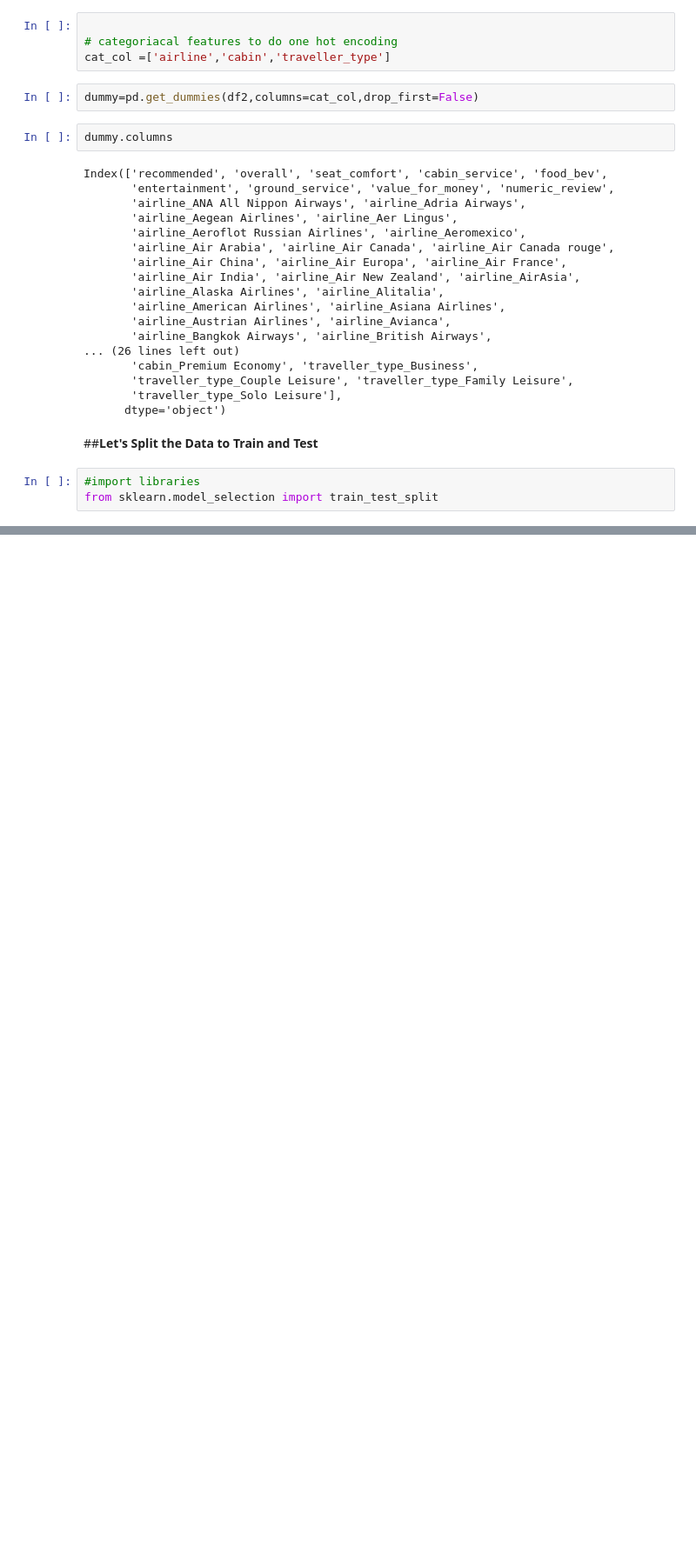
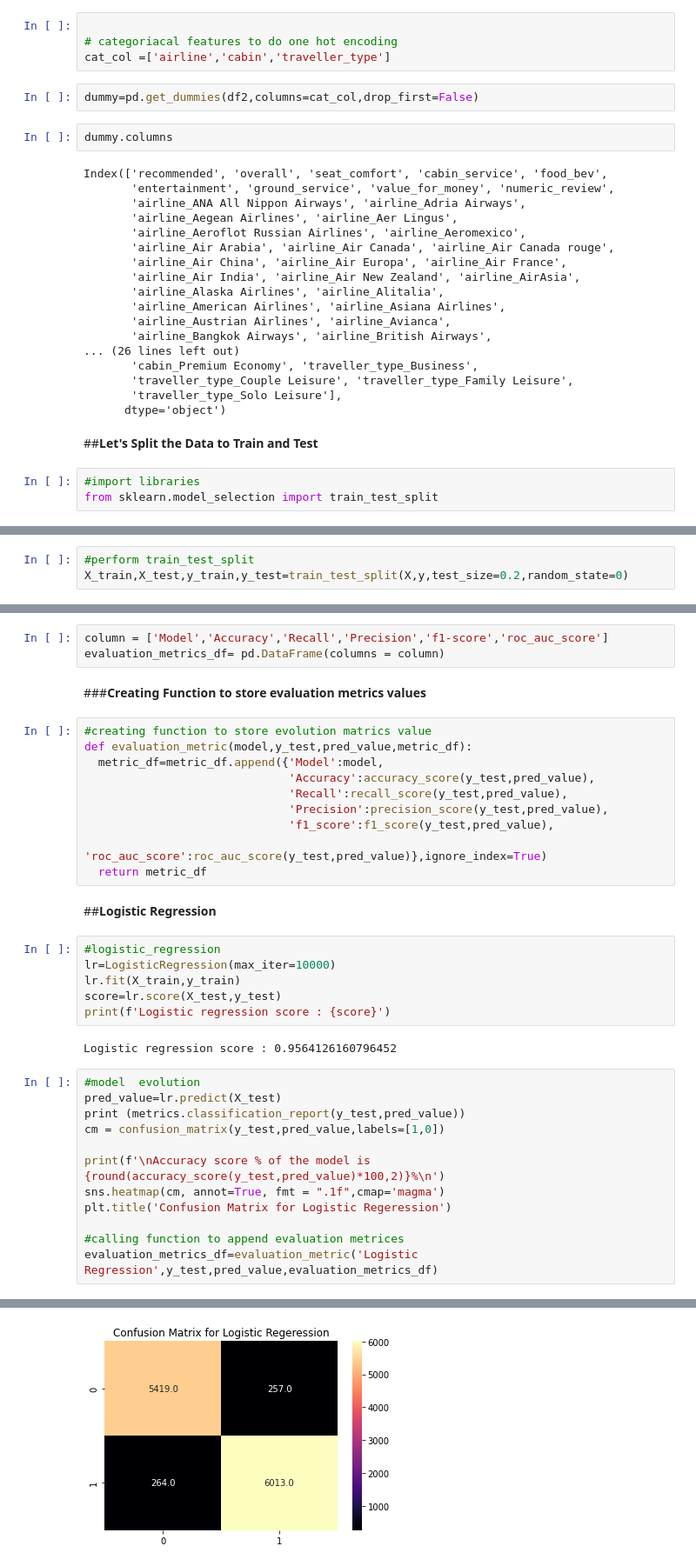
Before and after one commit to souravkarma/Sourav-Karmakar-Airline-passenger-referral-prediction, a Jupyter notebook: Sourav_Karmakar_Airline_passenger_referral_prediction.ipynb, the cells around one changed output, grey strips where cells are left out. Shown at 87% size. Drawn from its saved outputs; the diff is of its cells as text; blank space fills up the shorter version.

```diff
--- a/Sourav_Karmakar_Airline_passenger_referral_prediction.ipynb
+++ b/Sourav_Karmakar_Airline_passenger_referral_prediction.ipynb
@@ -756,0 +763,3 @@ from sklearn.model_selection import train_test_split
+# %%
+#perform train_test_split
+X_train,X_test,y_train,y_test=train_test_split(X,y,test_size=0.2,random_state=0)
@@ -756,0 +771,38 @@ from sklearn.model_selection import train_test_split
+# %%
+column = ['Model','Accuracy','Recall','Precision','f1-score','roc_auc_score']
+evaluation_metrics_df= pd.DataFrame(columns = column)
+# %% [markdown]
+###**Creating Function to store evaluation metrics values**
+# %%
+#creating function to store evolution matrics value
+def evaluation_metric(model,y_test,pred_value,metric_df):
+  metric_df=metric_df.append({'Model':model,
+                              'Accuracy':accuracy_score(y_test,pred_value),
+                              'Recall':recall_score(y_test,pred_value),
+                              'Precision':precision_score(y_test,pred_value),
+                              'f1_score':f1_score(y_test,pred_value),
+                              'roc_auc_score':roc_auc_score(y_test,pred_value)},ignore_index=True)
+  return metric_df
+# %% [markdown]
+##**Logistic Regression**
+# %%
+#logistic_regression
+lr=LogisticRegression(max_iter=10000)
+lr.fit(X_train,y_train)
+score=lr.score(X_test,y_test)
+print(f'Logistic regression score : {score}')
+# %% [output]
+Logistic regression score : 0.9564126160796452
+# %%
+#model  evolution
+pred_value=lr.predict(X_test)
+print (metrics.classification_report(y_test,pred_value))
+cm = confusion_matrix(y_test,pred_value,labels=[1,0])
+
+print(f'\nAccuracy score % of the model is {round(accuracy_score(y_test,pred_value)*100,2)}%\n')
+sns.heatmap(cm, annot=True, fmt = ".1f",cmap='magma')
+plt.title('Confusion Matrix for Logistic Regeression')
+
+#calling function to append evaluation metrices
+evaluation_metrics_df=evaluation_metric('Logistic Regression',y_test,pred_value,evaluation_metrics_df)
+# %% [output]
@@ -756,0 +820 @@ from sklearn.model_selection import train_test_split
+[figure, added]
```
Also changed, not shown: parts of 34 cells of this notebook.
